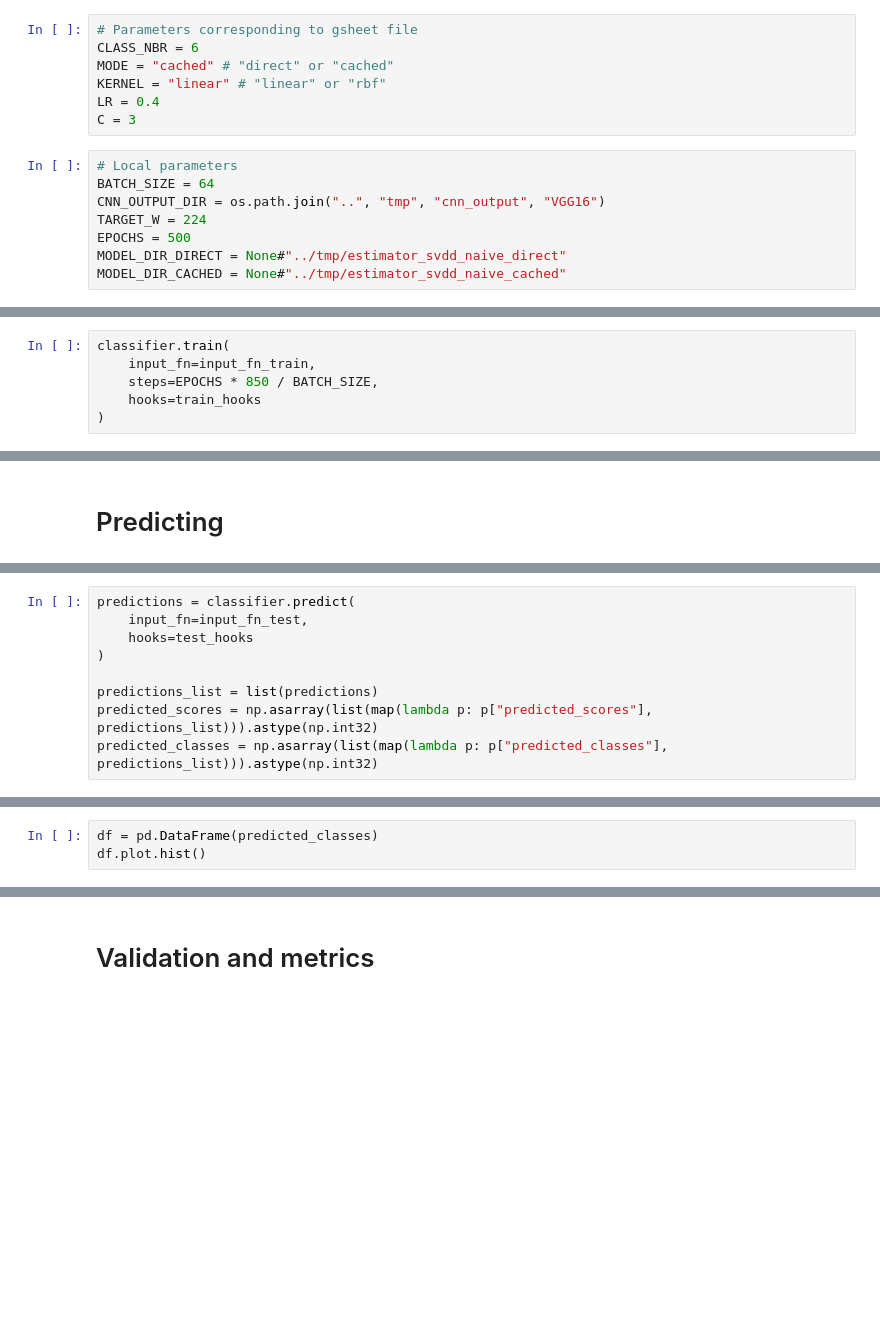
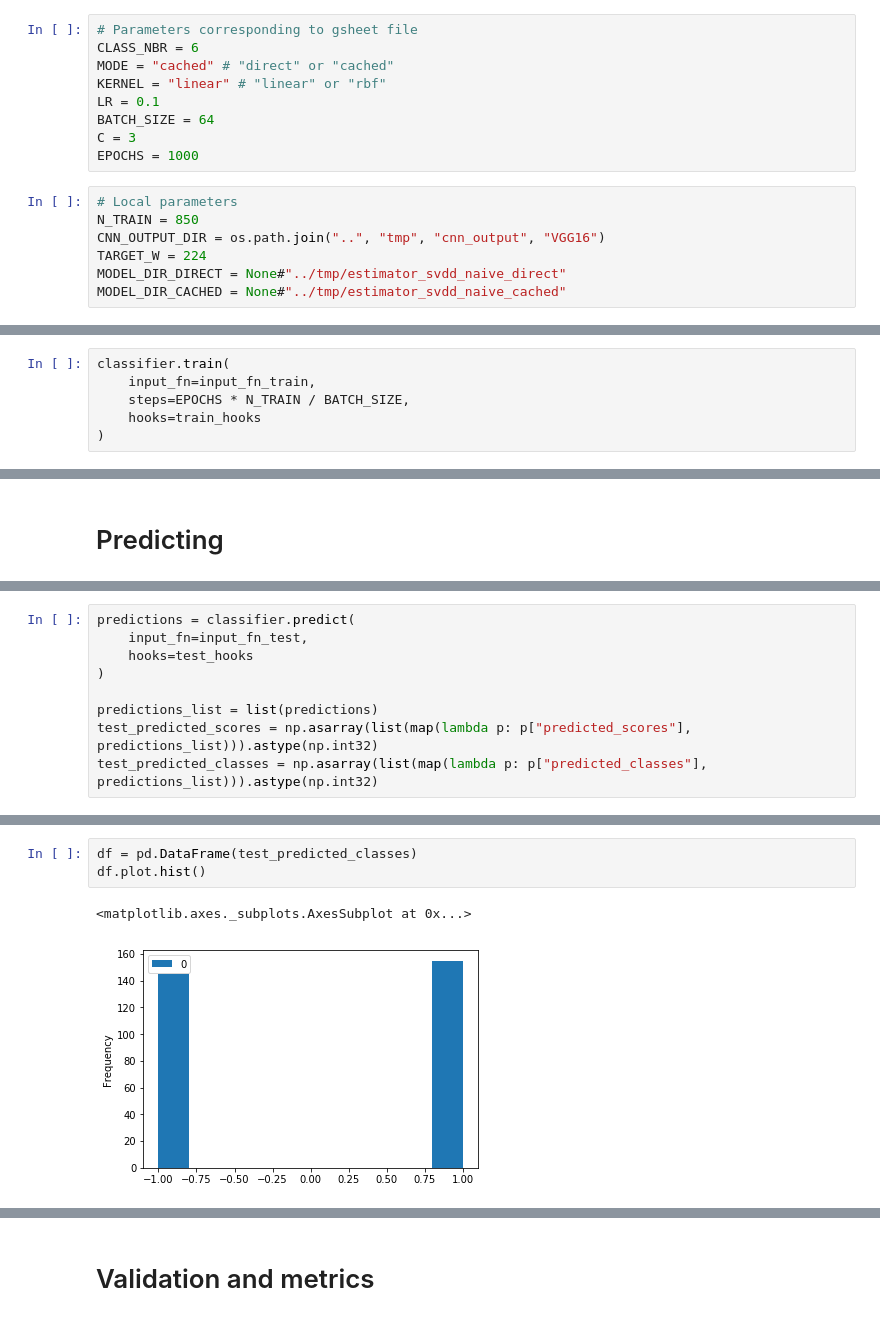
Before and after one commit to DEKHTIARJonathan/DeepOneClass, a Jupyter notebook: source_files/training.ipynb, the cells around one changed output, grey strips where cells are left out. Saved outputs shown, nothing was run; the diff lists cells and outputs as text; blank space fills up the shorter version.

Commit message:
Add train set validation in training notebook for overfitting detection

```diff
--- a/source_files/training.ipynb
+++ b/source_files/training.ipynb
@@ -11,14 +11,15 @@ https://docs.google.com/spreadsheets/d/1o0O9HGCUABQWF1C6uHw65veY9Axd3pATWwdG2WSp
 CLASS_NBR = 6
 MODE = "cached" # "direct" or "cached"
 KERNEL = "linear" # "linear" or "rbf"
-LR = 0.4
+LR = 0.1
+BATCH_SIZE = 64
 C = 3
+EPOCHS = 1000
 # %%
 # Local parameters
-BATCH_SIZE = 64
+N_TRAIN = 850
 CNN_OUTPUT_DIR = os.path.join("..", "tmp", "cnn_output", "VGG16")
 TARGET_W = 224
-EPOCHS = 500
 MODEL_DIR_DIRECT = None#"../tmp/estimator_svdd_naive_direct"
 MODEL_DIR_CACHED = None#"../tmp/estimator_svdd_naive_cached"
 # %% [markdown]
@@ -95,7 +96,7 @@ INFO:tensorflow:Using config: {'_keep_checkpoint_max': 5, '_num_ps_replicas': 0,
 # %%
 classifier.train(
     input_fn=input_fn_train,
-    steps=EPOCHS * 850 / BATCH_SIZE,
+    steps=EPOCHS * N_TRAIN / BATCH_SIZE,
     hooks=train_hooks
 )
 # %% [output]
@@ -125,5 +129,5 @@ predictions = classifier.predict(
 )
 
 predictions_list = list(predictions)
-predicted_scores = np.asarray(list(map(lambda p: p["predicted_scores"], predictions_list))).astype(np.int32)
-predicted_classes = np.asarray(list(map(lambda p: p["predicted_classes"], predictions_list))).astype(np.int32)
+test_predicted_scores = np.asarray(list(map(lambda p: p["predicted_scores"], predictions_list))).astype(np.int32)
+test_predicted_classes = np.asarray(list(map(lambda p: p["predicted_classes"], predictions_list))).astype(np.int32)
@@ -130,3 +141,6 @@ predicted_classes = np.asarray(list(map(lambda p: p["predicted_classes"], predic
 # %%
-df = pd.DataFrame(predicted_classes)
+df = pd.DataFrame(test_predicted_classes)
 df.plot.hist()
+# %% [output]
+<matplotlib.axes._subplots.AxesSubplot at 0x...>
+[figure, added]
```
Also changed, not shown: parts of 13 cells of this notebook.
